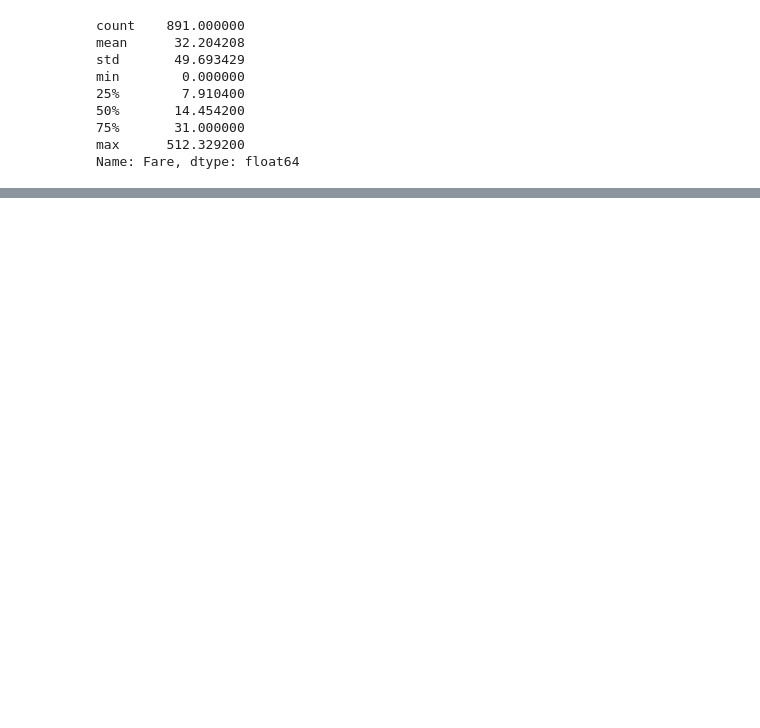
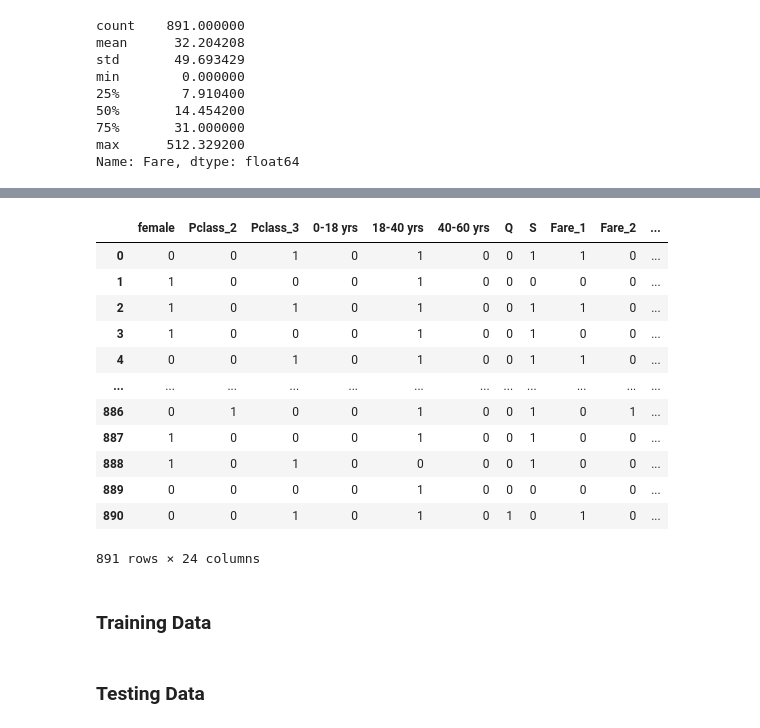
Before and after one commit to Neethithevan/Titanic_Kaggle, a Jupyter notebook: Titanic.ipynb, the cells around one changed output, grey strips where cells are left out. Drawn from its saved outputs; the diff is of its cells as text; code cells hidden in the pictures; blank space fills up the shorter version.

```diff
--- a/Titanic.ipynb
+++ b/Titanic.ipynb
@@ -355,0 +741,11 @@ Name: Fare, dtype: float64
+# %%
+cabin_list =train['Cabin'].to_list()
+cabin_list_f =[]
+for x in (cabin_list):
+    cabin_list_f.append(str(x)[0])
+cabin_df = pd.DataFrame(cabin_list_f,columns=['Cabin_List'])
+cabin_df.head()
+cabin_df['Cabin_List'].value_counts()
+train7 =pd.get_dummies(cabin_df['Cabin_List'])
+train7.drop(['n','T','C'],axis = 1 ,inplace =True)
+train7
@@ -355,0 +1020,6 @@ Name: Fare, dtype: float64
+# %%
+train_new= pd.concat([train1,train2,train3,train4,train5,train6,train7],axis=1)
+train_dt=train_new
+print(train_dt.shape)
+train_dt.head()
+train_dt.info()
@@ -355,0 +1044,3 @@ Name: Fare, dtype: float64
+# %%
+train_dt.drop(['male','Pclass_1','C','> 60 yrs','Group_5'],axis=1,inplace = True)
+x_train_dt= list(train_dt.columns)
@@ -355,0 +1067,20 @@ Name: Fare, dtype: float64
+# %%
+X_train_dt=train_dt[x_train_dt[:]]
+# %%
+X_train_dt
+# %% [output]
+|  | female | Pclass_2 | Pclass_3 | 0-18 yrs | 18-40 yrs | 40-60 yrs | Q | S | Fare_1 | Fare_2 | ... |
+| 0 | 0 | 0 | 1 | 0 | 1 | 0 | 0 | 1 | 1 | 0 | ... |
+| 1 | 1 | 0 | 0 | 0 | 1 | 0 | 0 | 0 | 0 | 0 | ... |
+| 2 | 1 | 0 | 1 | 0 | 1 | 0 | 0 | 1 | 1 | 0 | ... |
+| 3 | 1 | 0 | 0 | 0 | 1 | 0 | 0 | 1 | 0 | 0 | ... |
+| 4 | 0 | 0 | 1 | 0 | 1 | 0 | 0 | 1 | 1 | 0 | ... |
+| ... | ... | ... | ... | ... | ... | ... | ... | ... | ... | ... | ... |
+| 886 | 0 | 1 | 0 | 0 | 1 | 0 | 0 | 1 | 0 | 1 | ... |
+| 887 | 1 | 0 | 0 | 0 | 1 | 0 | 0 | 1 | 0 | 0 | ... |
+| 888 | 1 | 0 | 1 | 0 | 0 | 0 | 0 | 1 | 0 | 0 | ... |
+| 889 | 0 | 0 | 0 | 0 | 1 | 0 | 0 | 0 | 0 | 0 | ... |
+| 890 | 0 | 0 | 1 | 0 | 1 | 0 | 1 | 0 | 1 | 0 | ... |
+891 rows × 24 columns
+# %% [markdown]
+### Training Data
@@ -355,0 +1107,2 @@ Name: Fare, dtype: float64
+# %% [markdown]
+### Testing Data
```
Also changed, not shown: parts of 108 cells of this notebook, 1 other file.
